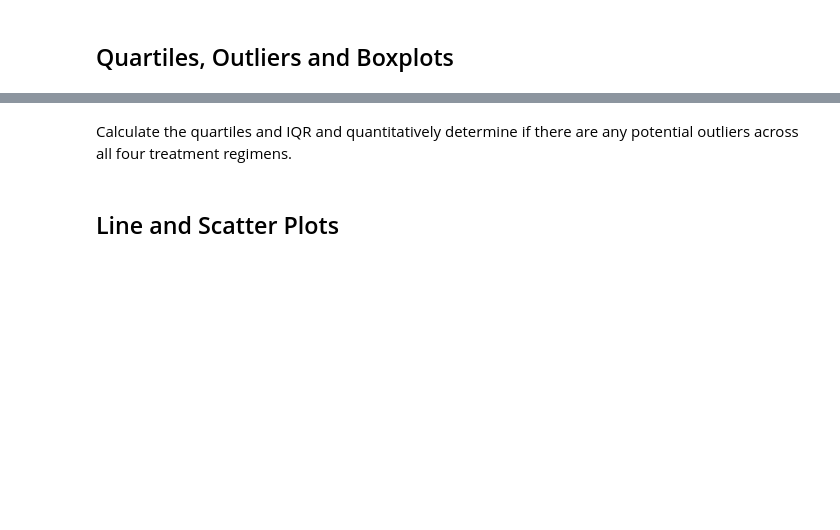
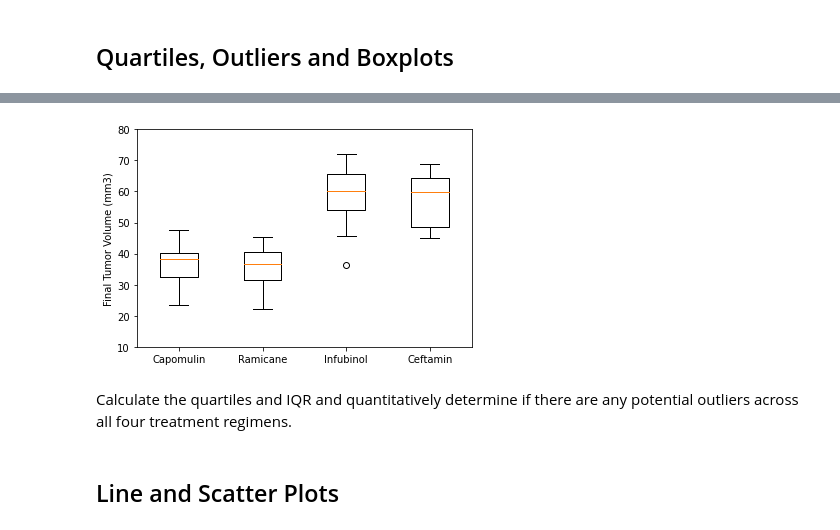
Before and after one commit to NKS8/Matplotlib_challenge, a Jupyter notebook: Pymaceuticals/pymaceuticals_starter.ipynb, the cells around one changed output, grey strips where cells are left out. Saved outputs shown, nothing was run; the diff lists cells and outputs as text; code cells hidden in the pictures; blank space fills up the shorter version.

```diff
--- a/Pymaceuticals/pymaceuticals_starter.ipynb
+++ b/Pymaceuticals/pymaceuticals_starter.ipynb
@@ -378,0 +488,11 @@ plt.show()
+# %%
+# list to lop for loop
+list_drugs = ['Capomulin', 'Ramicane', 'Infubinol','Ceftamin']
+
+# Generate a box plot of the final tumor volume of each mouse across four regimens of interest
+final_df = treatment_regimen_df.reset_index()
+# %%
+
+tumor_lists = final_df.groupby('Drug Regimen')['Tumor Volume (mm3)'].apply(list)
+tumor_list_df = pd.DataFrame(tumor_lists)
+tumor_list_df
@@ -378,0 +506,3 @@ plt.show()
+# %%
+tumor_list_df = tumor_list_df.reindex(list_drugs)
+tumor_list_df
@@ -379,2 +516,11 @@ plt.show()
+# %%
+tumor_vols = [vol for vol in tumor_list_df['Tumor Volume (mm3)']]
+# %%
+plt.boxplot(tumor_vols, labels=list_drugs)
+plt.ylim(10, 80)
+plt.ylabel("Final Tumor Volume (mm3)")
+plt.show()
+# %% [output]
+[figure, added]
 # %% [markdown]
 Calculate the quartiles and IQR and quantitatively determine if there are any potential outliers across all four treatment regimens.
```
Also changed, not shown: parts of 22 cells of this notebook.
